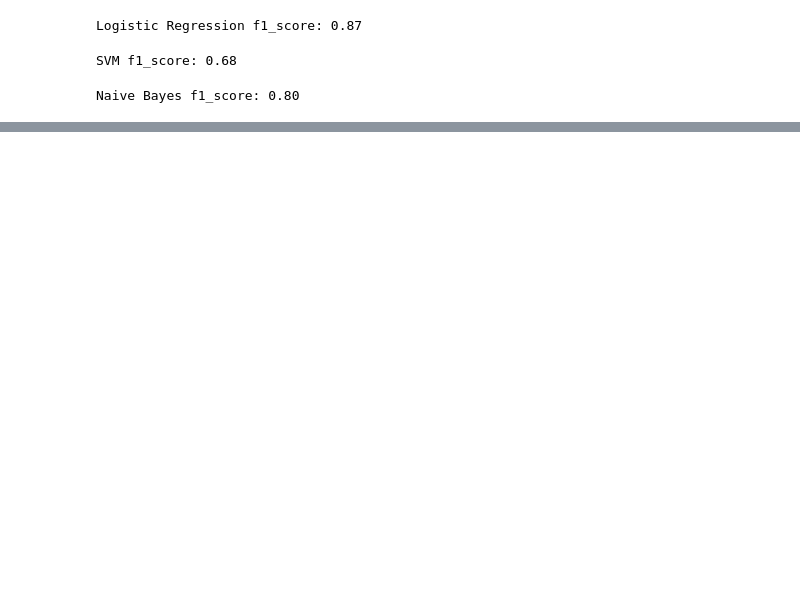
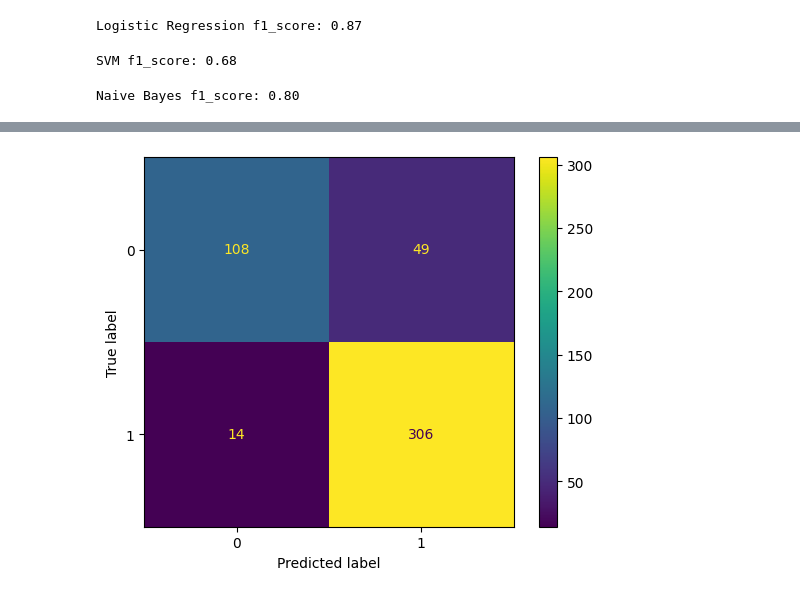
Before and after one commit to darkdip2/transfer, a Jupyter notebook: OlaBusinessCaseEnsembling/EnsemblingMobilityPlatformData.ipynb, the cells around one changed output, grey strips where cells are left out. Cells and saved outputs as stored; diff of their text form; code cells hidden in the pictures; blank space fills up the shorter version.

```diff
--- a/OlaBusinessCaseEnsembling/EnsemblingMobilityPlatformData.ipynb
+++ b/OlaBusinessCaseEnsembling/EnsemblingMobilityPlatformData.ipynb
@@ -1207,0 +1241,6 @@ weighted avg       0.87      0.87      0.86       477
+# %%
+disp=ConfusionMatrixDisplay(confusion_matrix(y_test, y_pred,labels=model.classes_))
+disp.plot()
+plt.show()
+# %% [output]
+[figure, added]
```
Also changed, not shown: parts of 17 cells of this notebook.
